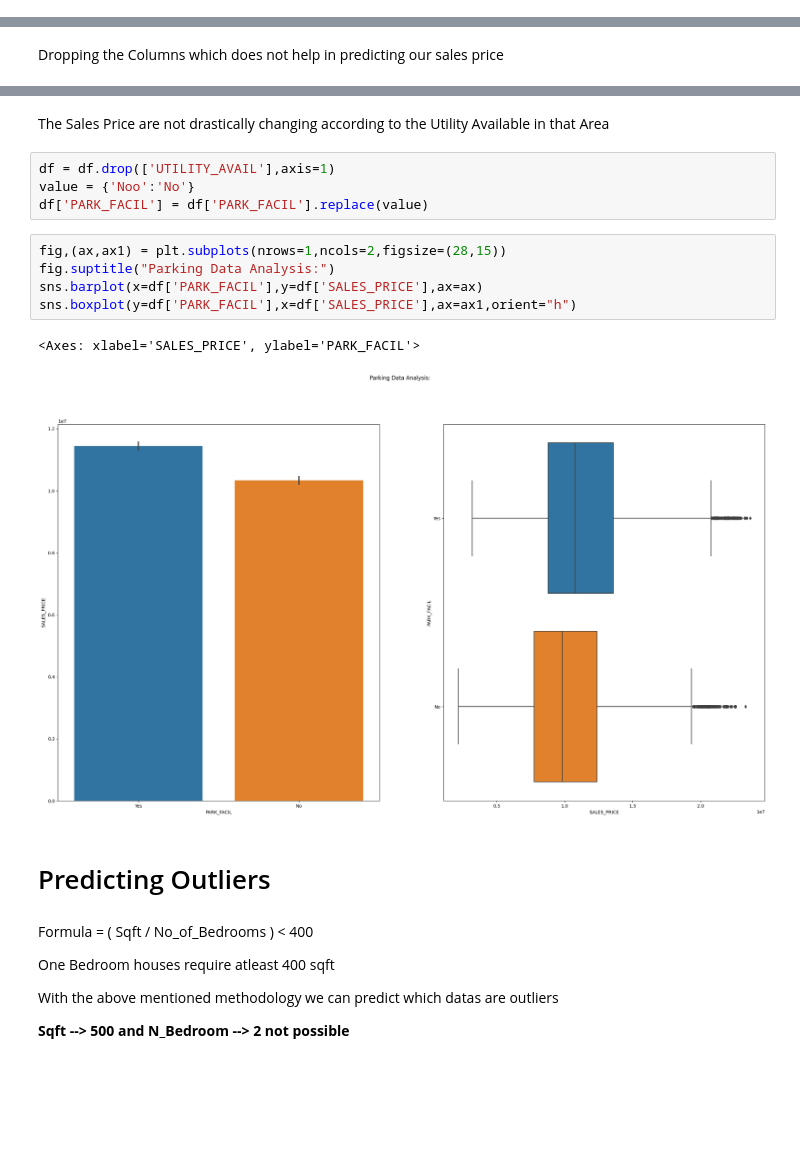
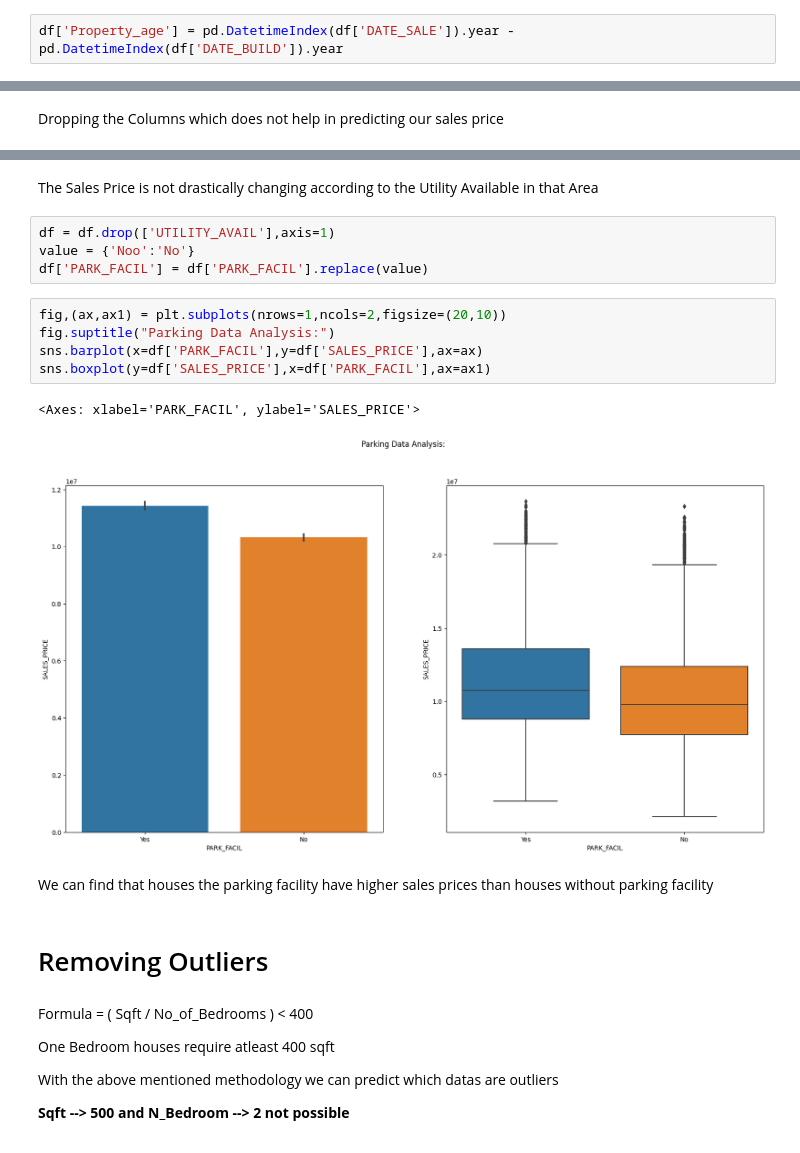
Before and after one commit to Rajadurai-CSE/Chennai_House_Price_Prediction, a Jupyter notebook: chennaihousepriceprediction.ipynb, the cells around one changed output, grey strips where cells are left out. Saved outputs shown, nothing was run; the diff lists cells and outputs as text; blank space fills up the shorter version.

```diff
--- a/chennaihousepriceprediction.ipynb
+++ b/chennaihousepriceprediction.ipynb
@@ -88,3 +89,5 @@ array(['Karapakkam', 'Anna Nagar', 'Adyar', 'Velachery', 'Chrompet',
 area = {'Chrompt':'Chrompet','Chormpet':'Chrompet','Chrmpet':'Chrompet','TNagar':'T Nagar','Ana Nagar':'Anna Nagar',
         'Karapakam':'Karapakkam','Ann Nagar':'Anna Nagar','Velchery':'Velachery','KKNagar':'KK Nagar','Adyr':'Adyar','Adayar':'Adyar'}
 df.AREA = df.AREA.replace(area)
+# %%
+df['Property_age'] = pd.DatetimeIndex(df['DATE_SALE']).year - pd.DatetimeIndex(df['DATE_BUILD']).year
@@ -210,19 +268,21 @@ Text(0, 0.5, 'Sales price')
 # %% [markdown]
-<p>The Sales Price are not drastically changing according to the Utility Available in that Area </p>
+<p>The Sales Price is not drastically changing according to the Utility Available in that Area </p>
 # %%
 df = df.drop(['UTILITY_AVAIL'],axis=1)
 value = {'Noo':'No'}
 df['PARK_FACIL'] = df['PARK_FACIL'].replace(value)
 # %%
-fig,(ax,ax1) = plt.subplots(nrows=1,ncols=2,figsize=(28,15))
+fig,(ax,ax1) = plt.subplots(nrows=1,ncols=2,figsize=(20,10))
 fig.suptitle("Parking Data Analysis:")
 sns.barplot(x=df['PARK_FACIL'],y=df['SALES_PRICE'],ax=ax)
-sns.boxplot(y=df['PARK_FACIL'],x=df['SALES_PRICE'],ax=ax1,orient="h")
+sns.boxplot(y=df['SALES_PRICE'],x=df['PARK_FACIL'],ax=ax1)
 # %% [output]
-<Axes: xlabel='SALES_PRICE', ylabel='PARK_FACIL'>
+<Axes: xlabel='PARK_FACIL', ylabel='SALES_PRICE'>
-[figure, old version]
+[figure, new version]
+# %% [markdown]
+<p> We can find that houses the parking facility have higher sales prices than houses without parking facility</p>
 # %% [markdown]
-<h1>Predicting Outliers</h1>
+# Removing Outliers
 # %% [markdown]
 <p> Formula = ( Sqft / No_of_Bedrooms ) < 400 <p>
 <p> One Bedroom houses require atleast 400 sqft </p>
```
Also changed, not shown: parts of 76 cells of this notebook.
